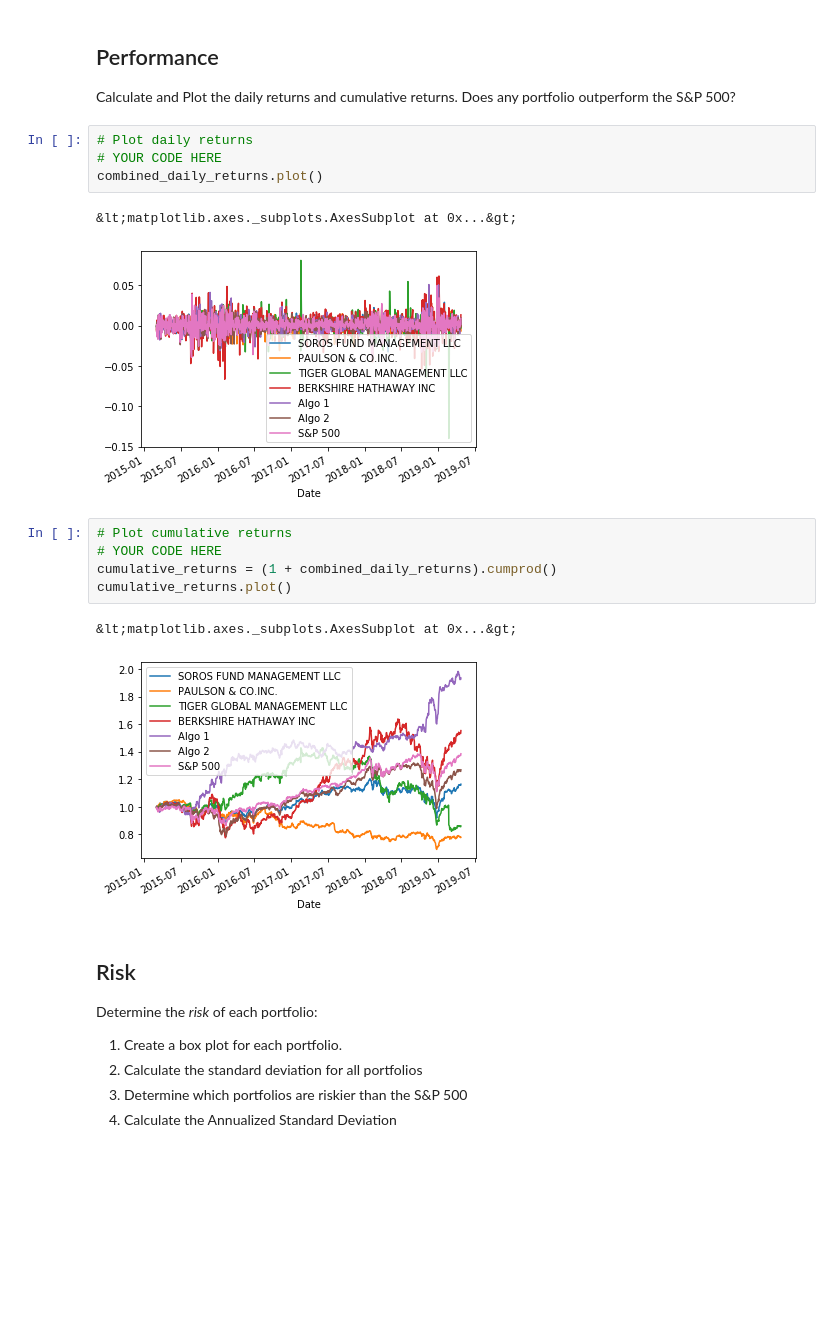
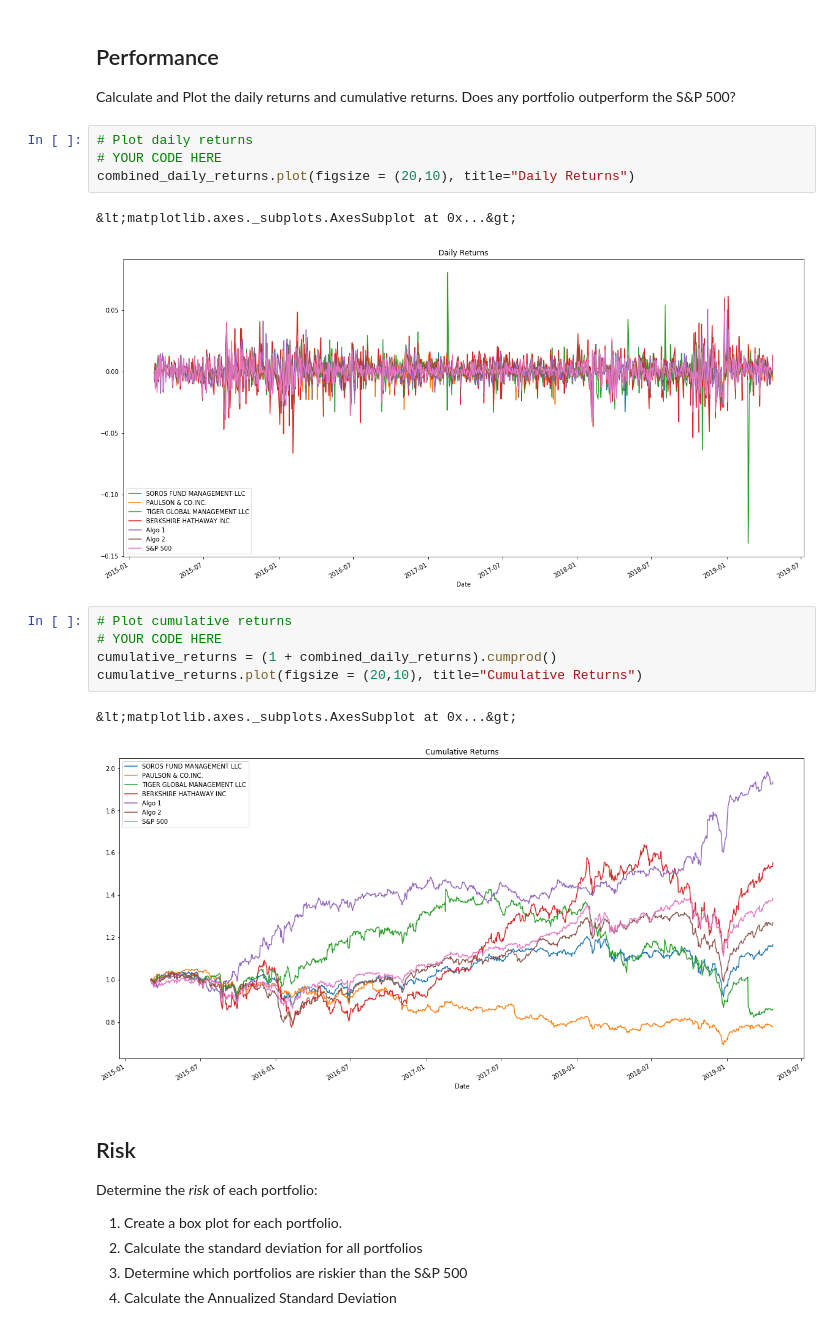
Before and after one commit to jorgeabud/pandas_analysis, a Jupyter notebook: Starter_Code/whale_analysis.ipynb, the cells around one changed output. Drawn from its saved outputs; the diff is of its cells as text; blank space fills up the shorter version.

```diff
--- a/Starter_Code/whale_analysis.ipynb
+++ b/Starter_Code/whale_analysis.ipynb
@@ -215,18 +215,18 @@ Calculate and Plot the daily returns and cumulative returns. Does any portfolio
 # %%
 # Plot daily returns
 # YOUR CODE HERE
-combined_daily_returns.plot()
+combined_daily_returns.plot(figsize = (20,10), title="Daily Returns")
 # %% [output]
 &lt;matplotlib.axes._subplots.AxesSubplot at 0x...&gt;
-[figure, old version]
+[figure, new version]
 # %%
 # Plot cumulative returns
 # YOUR CODE HERE
 cumulative_returns = (1 + combined_daily_returns).cumprod()
-cumulative_returns.plot()
+cumulative_returns.plot(figsize = (20,10), title="Cumulative Returns")
 # %% [output]
 &lt;matplotlib.axes._subplots.AxesSubplot at 0x...&gt;
-[figure, old version]
+[figure, new version]
 # %% [markdown]
 ## Risk
 
```
Also changed, not shown: parts of 3 cells of this notebook.
